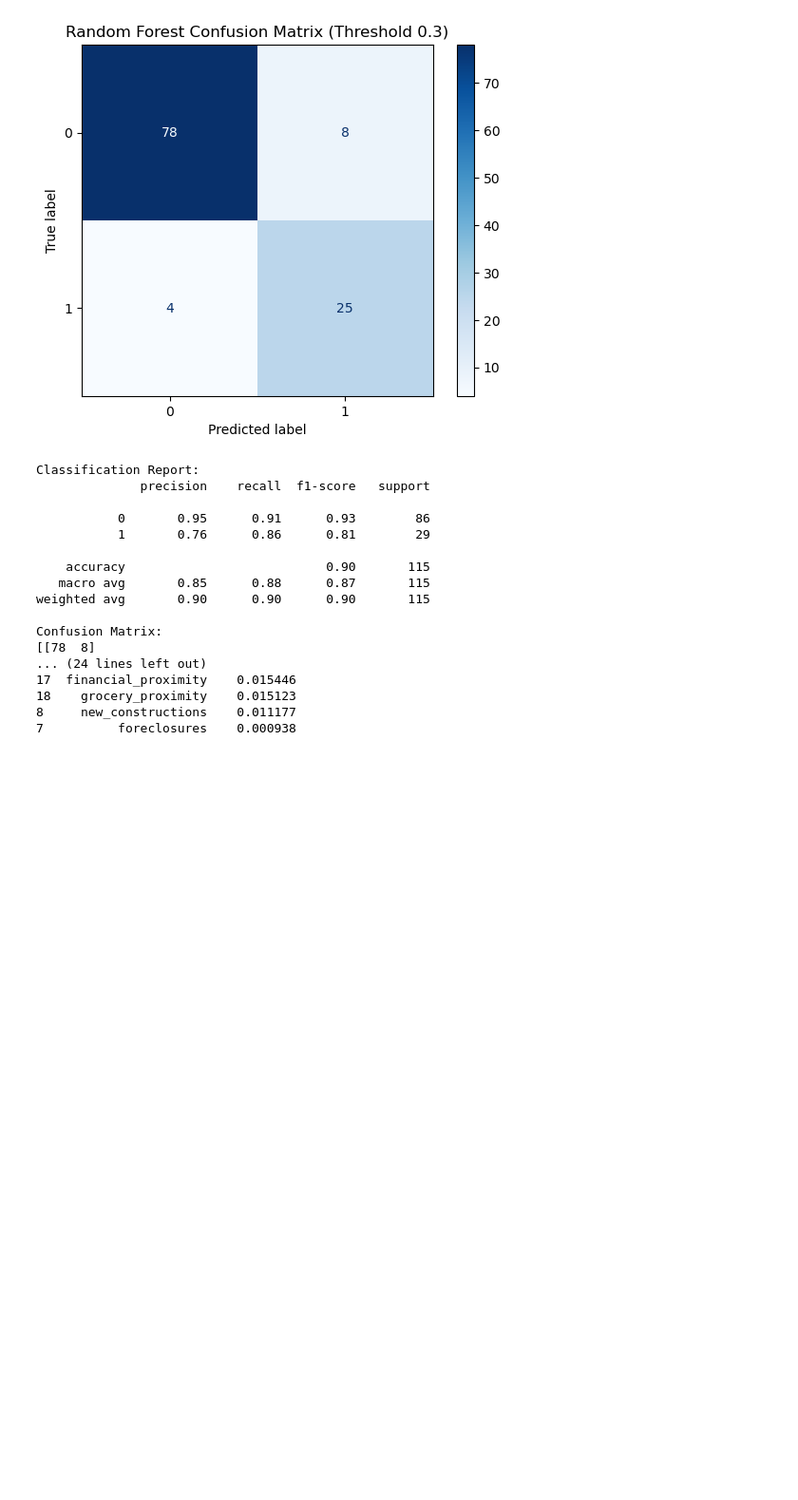
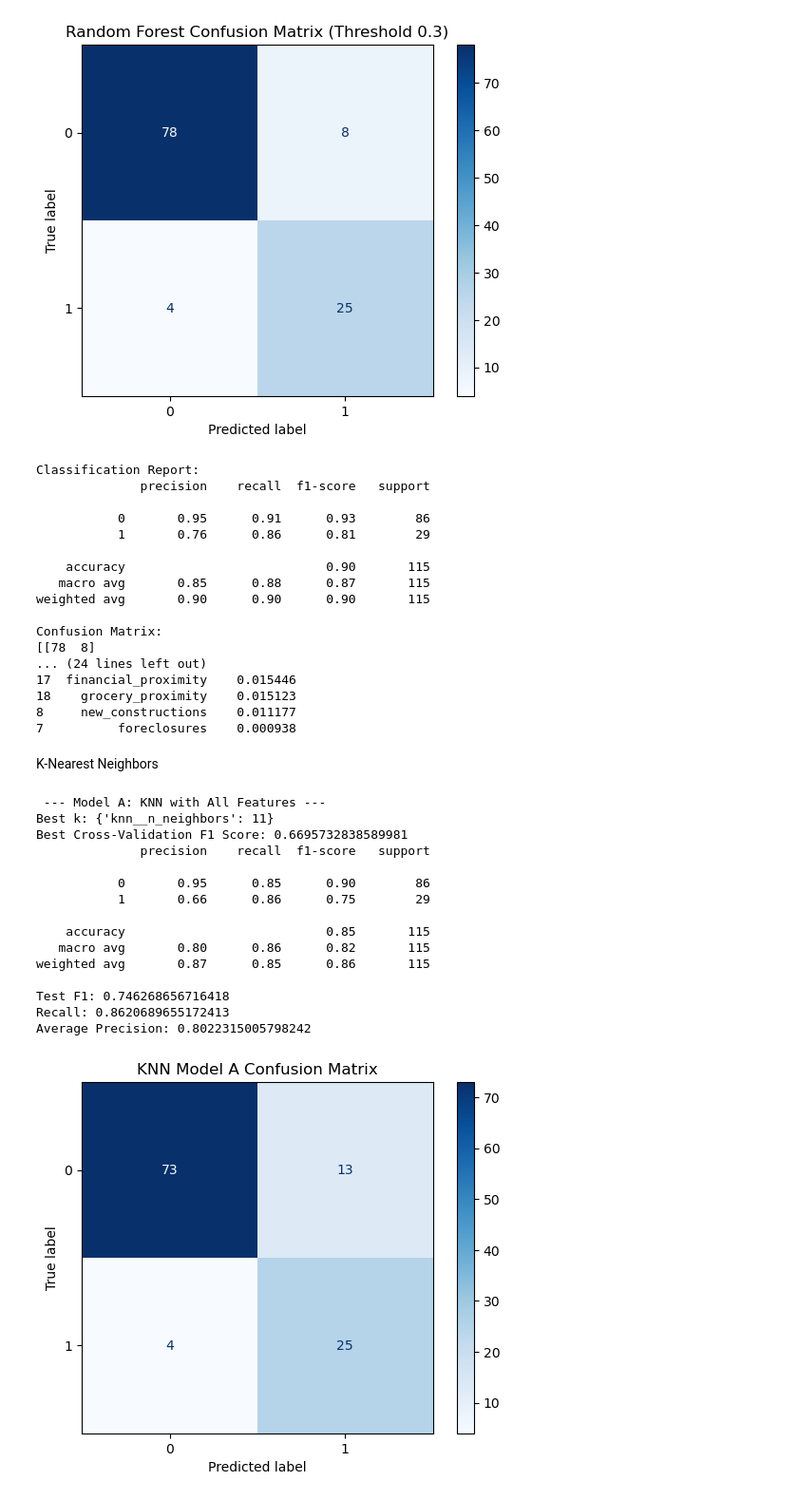
Before and after one commit to teseri86/Charlotte_Housing_Project, a Jupyter notebook: notebooks/displacement_risk_model.ipynb, the cells around one changed output. Shown at 95% size. Saved outputs shown, nothing was run; the diff lists cells and outputs as text; code cells hidden in the pictures; blank space fills up the shorter version.

Commit message:
addded KNN models

```diff
--- a/notebooks/displacement_risk_model.ipynb
+++ b/notebooks/displacement_risk_model.ipynb
@@ -442,3 +442,62 @@ Confusion Matrix:
 18    grocery_proximity    0.015123
 8     new_constructions    0.011177
 7          foreclosures    0.000938
+# %% [markdown]
+K-Nearest Neighbors
+# %%
+#KNN Model A with all features
+
+X_all = master_df.drop(columns=['displacement_risk', 'NPA']) #dropping id and target variable
+y_all = master_df['displacement_risk']
+
+X_train, X_test, y_train, y_test = train_test_split(X_all, y_all, test_size=0.25, random_state=42, stratify=y_all)
+
+knn_model_A = Pipeline([
+    ('smote', SMOTE(random_state=42)),
+    ('scaler', StandardScaler()),
+    ('knn', KNeighborsClassifier())
+])
+
+param_grid = {
+    'knn__n_neighbors': [3, 5, 7, 9, 11]
+}
+
+grid_A = GridSearchCV(knn_model_A, param_grid, cv=5, scoring='f1')
+grid_A.fit(X_train, y_train)
+
+best_knn_A = grid_A.best_estimator_
+
+y_pred_A = best_knn_A.predict(X_test)
+
+print("\n --- Model A: KNN with All Features ---")
+print("Best k:", grid_A.best_params_)
+print("Best Cross-Validation F1 Score:", grid_A.best_score_)
+
+
+print(classification_report(y_test, y_pred_A))
+print("Test F1:", f1_score(y_test, y_pred_A))
+print("Recall:", recall_score(y_test, y_pred_A))
+
+y_prob_A = grid_A.best_estimator_.predict_proba(X_test)[:, 1]
+print("Average Precision:", average_precision_score(y_test, y_prob_A))
+
+ConfusionMatrixDisplay.from_predictions(y_test, y_pred_A, cmap="Blues")
+plt.title("KNN Model A Confusion Matrix")
+plt.show()
+# %% [output]
+ --- Model A: KNN with All Features ---
+Best k: {'knn__n_neighbors': 11}
+Best Cross-Validation F1 Score: 0.6695732838589981
+              precision    recall  f1-score   support
+
+           0       0.95      0.85      0.90        86
+           1       0.66      0.86      0.75        29
+
+    accuracy                           0.85       115
+   macro avg       0.80      0.86      0.82       115
+weighted avg       0.87      0.85      0.86       115
+
+Test F1: 0.746268656716418
+Recall: 0.8620689655172413
+Average Precision: 0.8022315005798242
+[figure, added]
```
Also changed, not shown: parts of 4 cells of this notebook.
